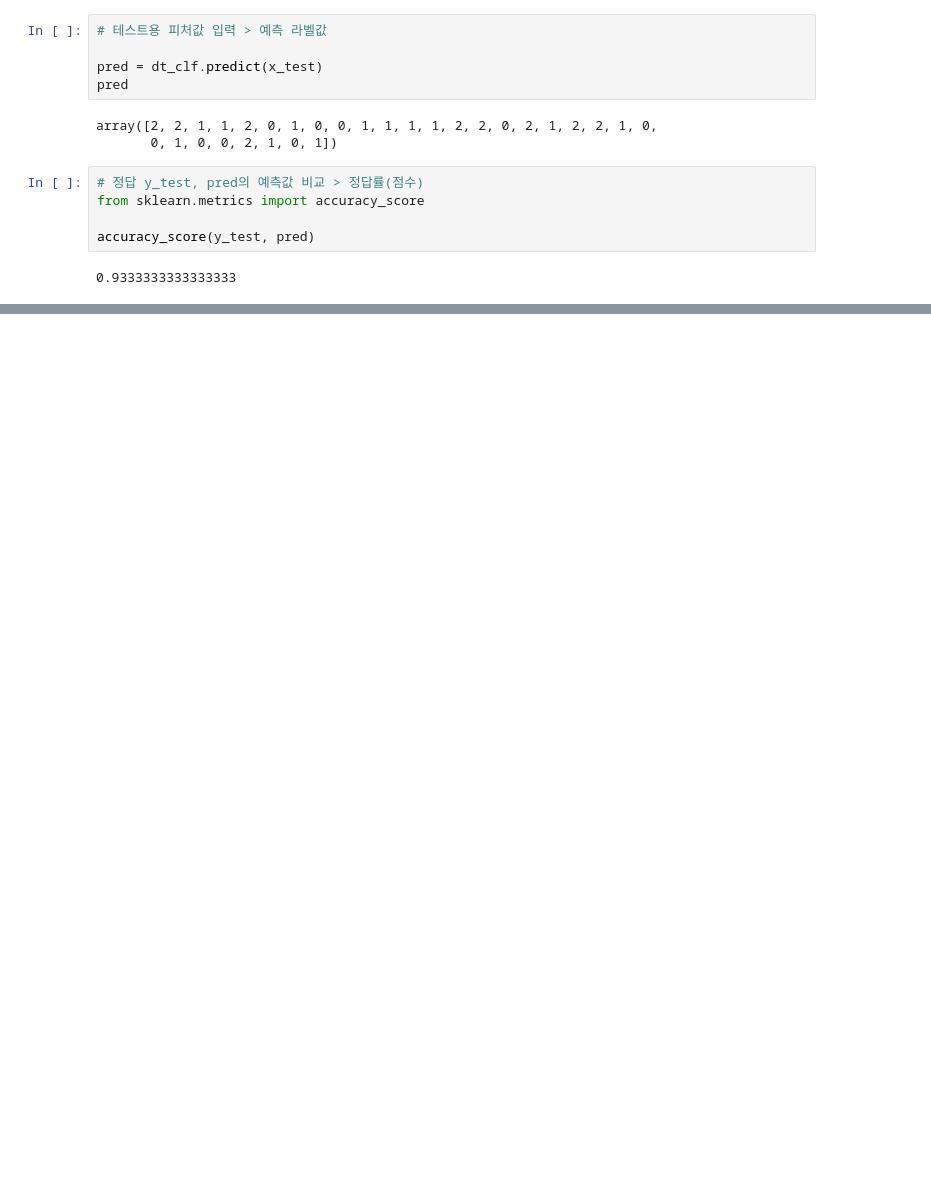
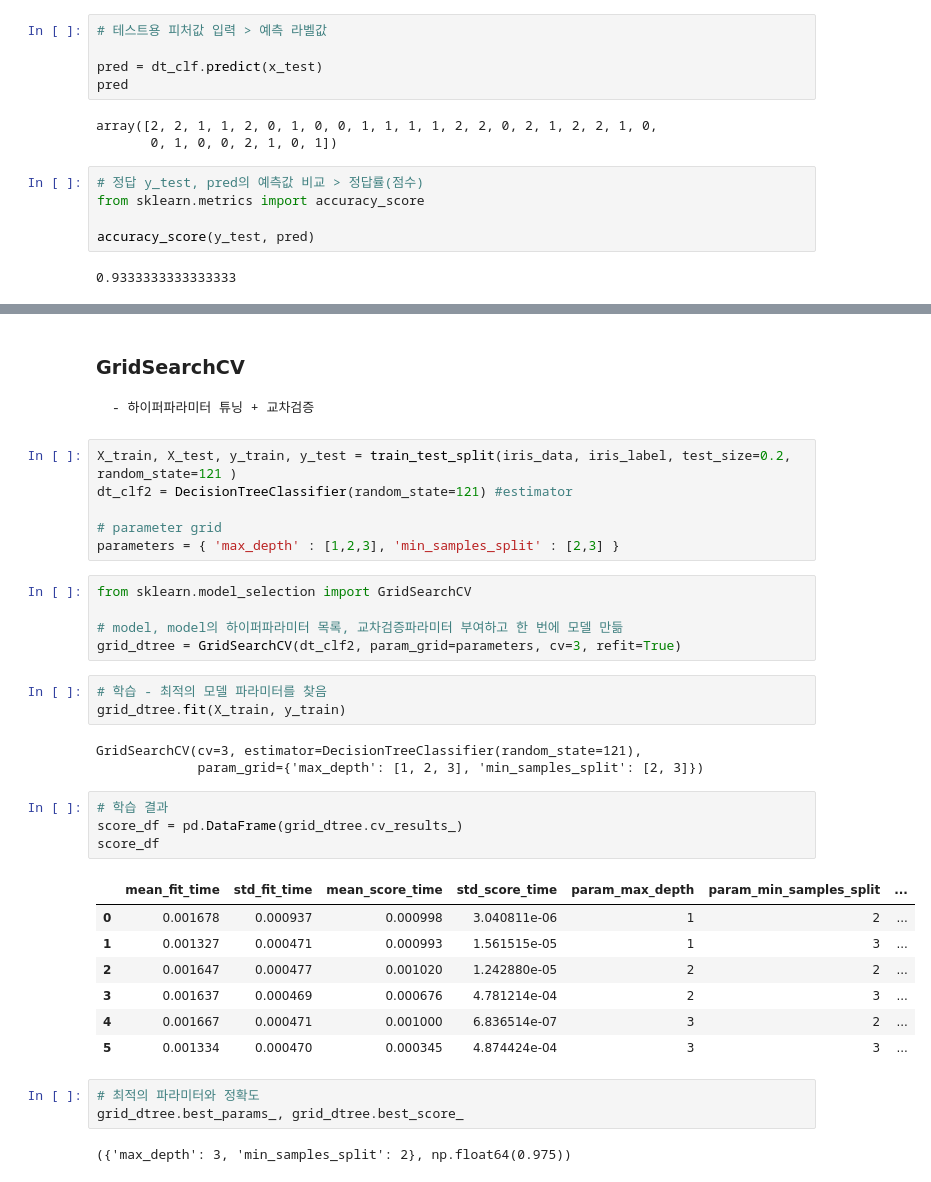
Before and after one commit to HyeonjiKim-edu/ML, a Jupyter notebook: 02_ML_start.ipynb, the cells around one changed output, grey strips where cells are left out. Saved outputs shown, nothing was run; the diff lists cells and outputs as text; blank space fills up the shorter version.

```diff
--- a/02_ML_start.ipynb
+++ b/02_ML_start.ipynb
@@ -84,0 +225,37 @@ accuracy_score(y_test, pred)
+# %% [markdown]
+### GridSearchCV
+    - 하이퍼파라미터 튜닝 + 교차검증
+# %%
+X_train, X_test, y_train, y_test = train_test_split(iris_data, iris_label, test_size=0.2, random_state=121 )
+dt_clf2 = DecisionTreeClassifier(random_state=121) #estimator
+
+# parameter grid
+parameters = { 'max_depth' : [1,2,3], 'min_samples_split' : [2,3] }
+# %%
+from sklearn.model_selection import GridSearchCV
+
+# model, model의 하이퍼파라미터 목록, 교차검증파라미터 부여하고 한 번에 모델 만듦
+grid_dtree = GridSearchCV(dt_clf2, param_grid=parameters, cv=3, refit=True)
+# %%
+# 학습 - 최적의 모델 파라미터를 찾음
+grid_dtree.fit(X_train, y_train)
+# %% [output]
+GridSearchCV(cv=3, estimator=DecisionTreeClassifier(random_state=121),
+             param_grid={'max_depth': [1, 2, 3], 'min_samples_split': [2, 3]})
+# %%
+# 학습 결과
+score_df = pd.DataFrame(grid_dtree.cv_results_)
+score_df
+# %% [output]
+|  | mean_fit_time | std_fit_time | mean_score_time | std_score_time | param_max_depth | param_min_samples_split | ... |
+| 0 | 0.001678 | 0.000937 | 0.000998 | 3.040811e-06 | 1 | 2 | ... |
+| 1 | 0.001327 | 0.000471 | 0.000993 | 1.561515e-05 | 1 | 3 | ... |
+| 2 | 0.001647 | 0.000477 | 0.001020 | 1.242880e-05 | 2 | 2 | ... |
+| 3 | 0.001637 | 0.000469 | 0.000676 | 4.781214e-04 | 2 | 3 | ... |
+| 4 | 0.001667 | 0.000471 | 0.001000 | 6.836514e-07 | 3 | 2 | ... |
+| 5 | 0.001334 | 0.000470 | 0.000345 | 4.874424e-04 | 3 | 3 | ... |
+# %%
+# 최적의 파라미터와 정확도
+grid_dtree.best_params_, grid_dtree.best_score_
+# %% [output]
+({'max_depth': 3, 'min_samples_split': 2}, np.float64(0.975))
```
Also changed, not shown: parts of 15 cells of this notebook.
